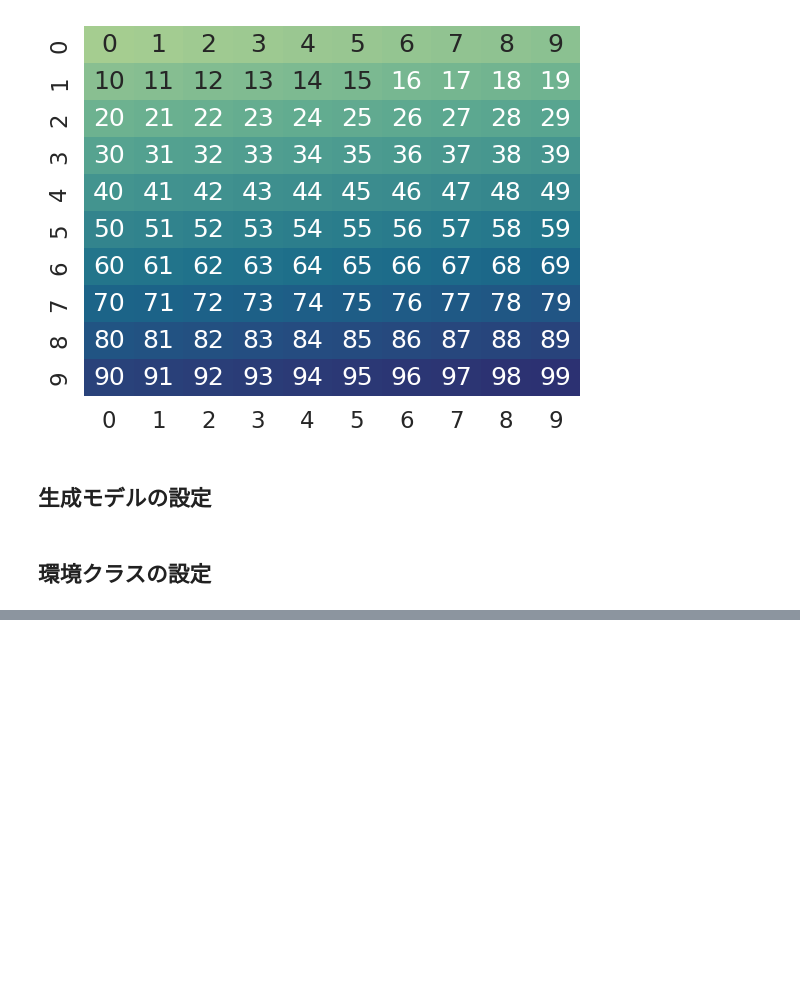
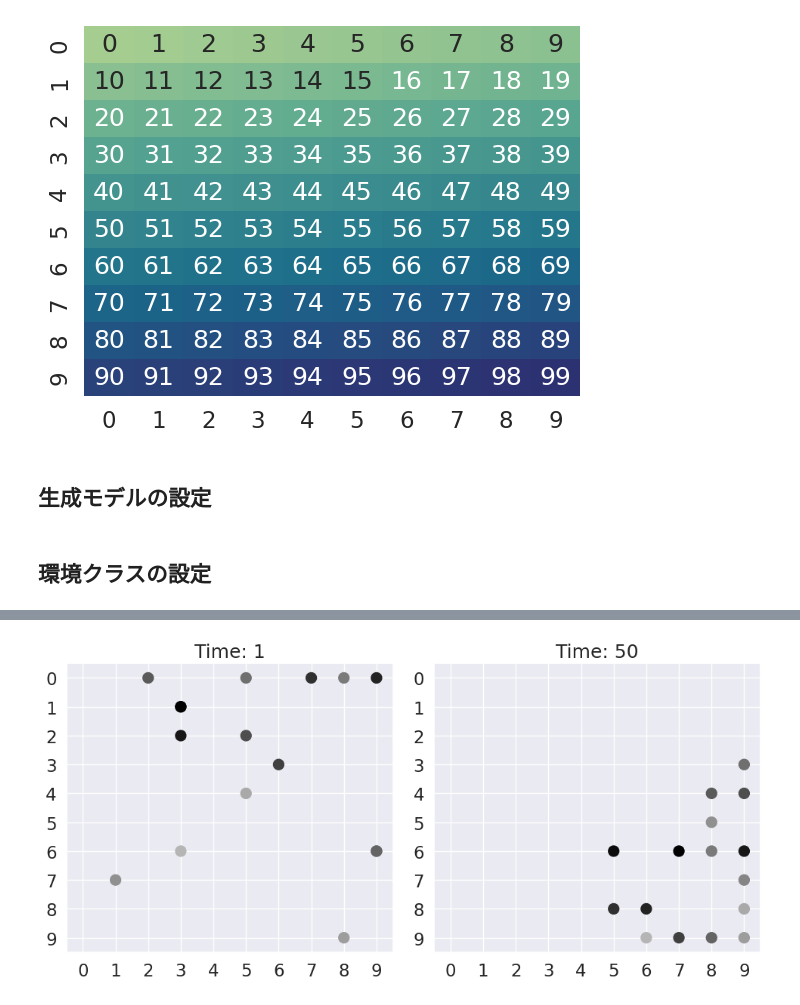
Before and after one commit to ykunisato/Active-inference-based-toy-model-for-loneliness-ABM, a Jupyter notebook: loneliness_aif_abm.ipynb, the cells around one changed output, grey strips where cells are left out. Cells and saved outputs as stored; diff of their text form; code cells hidden in the pictures; blank space fills up the shorter version.

```diff
--- a/loneliness_aif_abm.ipynb
+++ b/loneliness_aif_abm.ipynb
@@ -479,0 +479,39 @@ plt.close()
+# %%
+from matplotlib.colors import to_hex
+greys = plt.cm.Greys(np.linspace(0.4, 1.0, 16))
+greys_hex = [to_hex(c) for c in greys]
+color_map = {id_: greys_hex[i] for i, id_ in enumerate(unique_ids)}
+# 最初と最後の画像をsubplotで表示
+fig_static, (ax1, ax2) = plt.subplots(1, 2, figsize=(10, 5))
+## 最初の時点のデータを描画
+first_df = data_for_animation[0]
+x_first = first_df['X'].values
+y_first = first_df['Y'].values
+colors_first = [color_map[id_] for id_ in first_df['agent_id']]
+ax1.scatter(x_first, y_first, c=colors_first, s=100)
+ax1.set_xlim(-0.5, 9.5)
+ax1.set_ylim(-0.5, 9.5)
+ax1.invert_yaxis()
+ax1.set_title(f"Time: {timesteps[0]}")
+ax1.set_xticks(np.arange(0, 10, 1))
+ax1.set_yticks(np.arange(0, 10, 1))
+ax1.grid(True)
+## 最後の時点のデータを描画
+last_df = data_for_animation[-1]
+x_last = last_df['X'].values
+y_last = last_df['Y'].values
+colors_last = [color_map[id_] for id_ in last_df['agent_id']]
+ax2.scatter(x_last, y_last, c=colors_last, s=100)
+ax2.set_xlim(-0.5, 9.5)
+ax2.set_ylim(-0.5, 9.5)
+ax2.invert_yaxis()
+ax2.set_title(f"Time: {timesteps[-1]}")
+ax2.set_xticks(np.arange(0, 10, 1))
+ax2.set_yticks(np.arange(0, 10, 1))
+ax2.grid(True)
+plt.tight_layout()
+plt.savefig('agent_movement.png')
+plt.show()
+plt.close()
+# %% [output]
+[figure, added]
```
Also changed, not shown: parts of 16 cells of this notebook, 2 other files.
